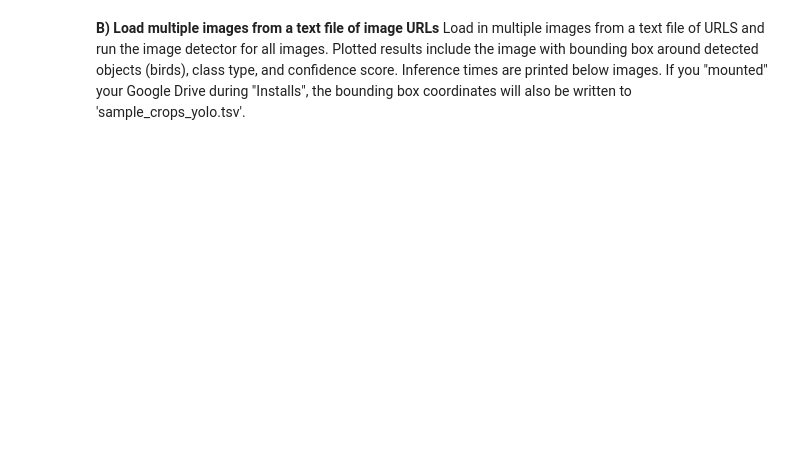
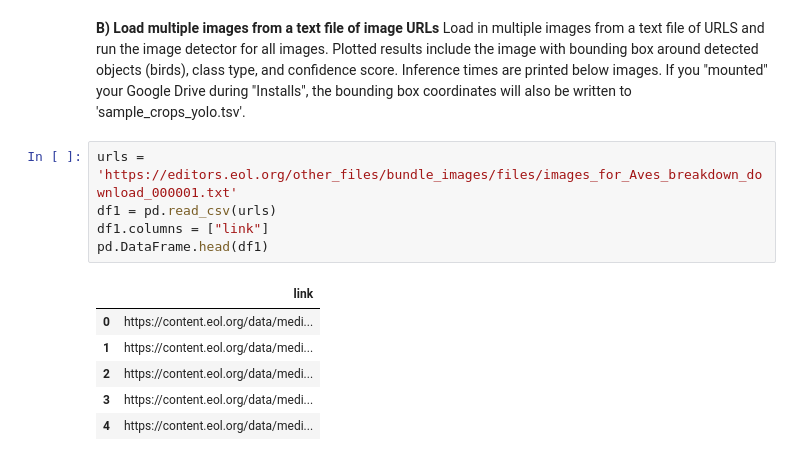
Before and after one commit to aubricot/computer_vision_with_eol_images, a Jupyter notebook: COLAB_object_detection_for_image_cropping_yolo.ipynb, the cells around one changed output. Drawn from its saved outputs; the diff is of its cells as text; blank space fills up the shorter version.

```diff
--- a/COLAB_object_detection_for_image_cropping_yolo.ipynb
+++ b/COLAB_object_detection_for_image_cropping_yolo.ipynb
@@ -286,6 +305,18 @@ Inference time: 0.011570930480957031
 # %% [markdown]
 **B) Load multiple images from a text file of image URLs**
 Load in multiple images from a text file of URLS and run the image detector for all images. Plotted results include the image with bounding box around detected objects (birds), class type, and confidence score. Inference times are printed below images. If you "mounted" your Google Drive during "Installs", the bounding box coordinates will also be written to 'sample_crops_yolo.tsv'.
+# %%
+urls = 'https://editors.eol.org/other_files/bundle_images/files/images_for_Aves_breakdown_download_000001.txt'
+df1 = pd.read_csv(urls)
+df1.columns = ["link"]
+pd.DataFrame.head(df1)
+# %% [output]
+|  | link |
+| 0 | https://content.eol.org/data/medi... |
+| 1 | https://content.eol.org/data/medi... |
+| 2 | https://content.eol.org/data/medi... |
+| 3 | https://content.eol.org/data/medi... |
+| 4 | https://content.eol.org/data/medi... |
 # %%
 # Loops through first 5 image urls from the text file
 for i, row in df1.head(5).itertuples(index=True, name='Pandas'):
```
Also changed, not shown: parts of 10 cells of this notebook.
